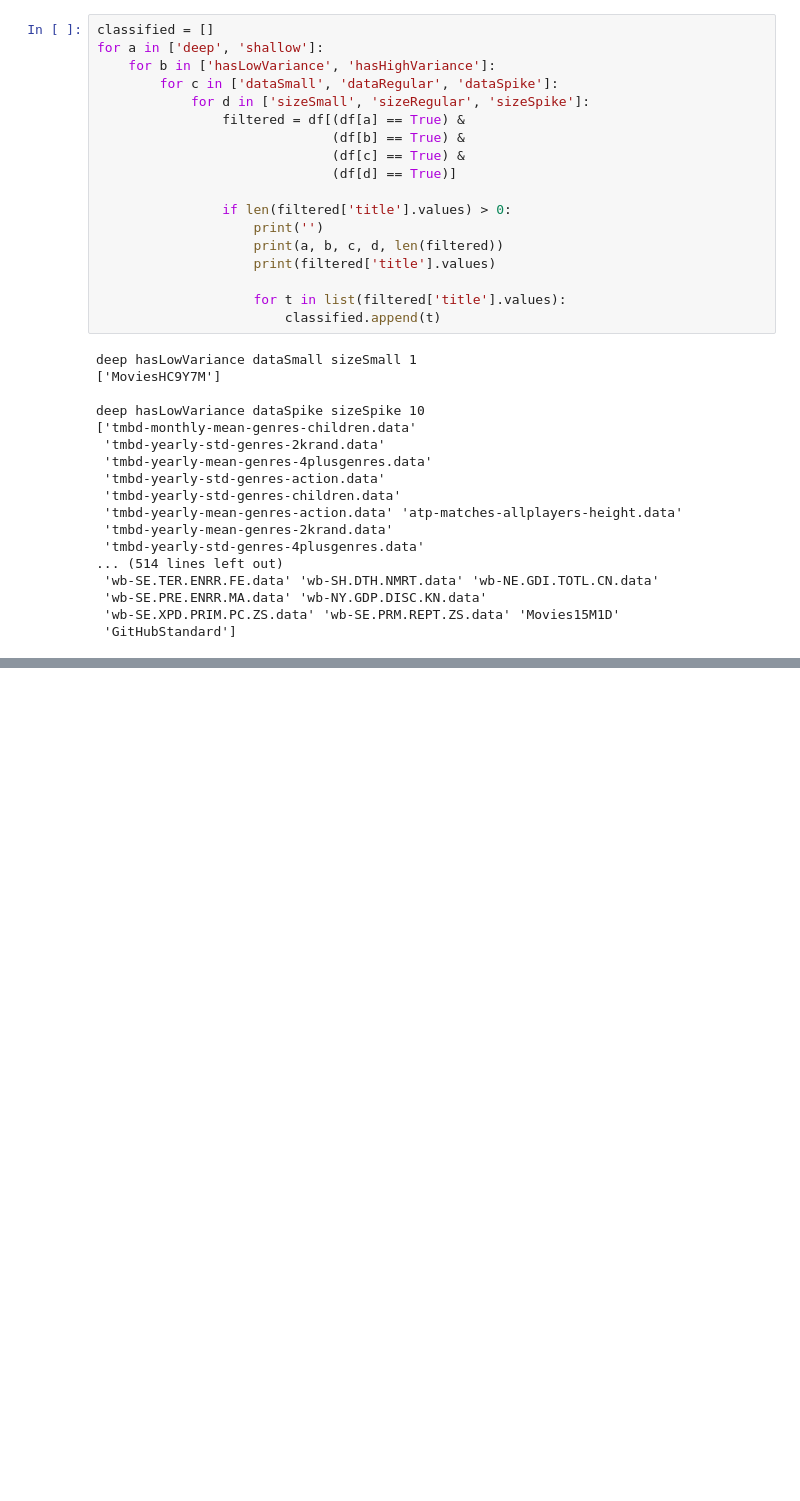
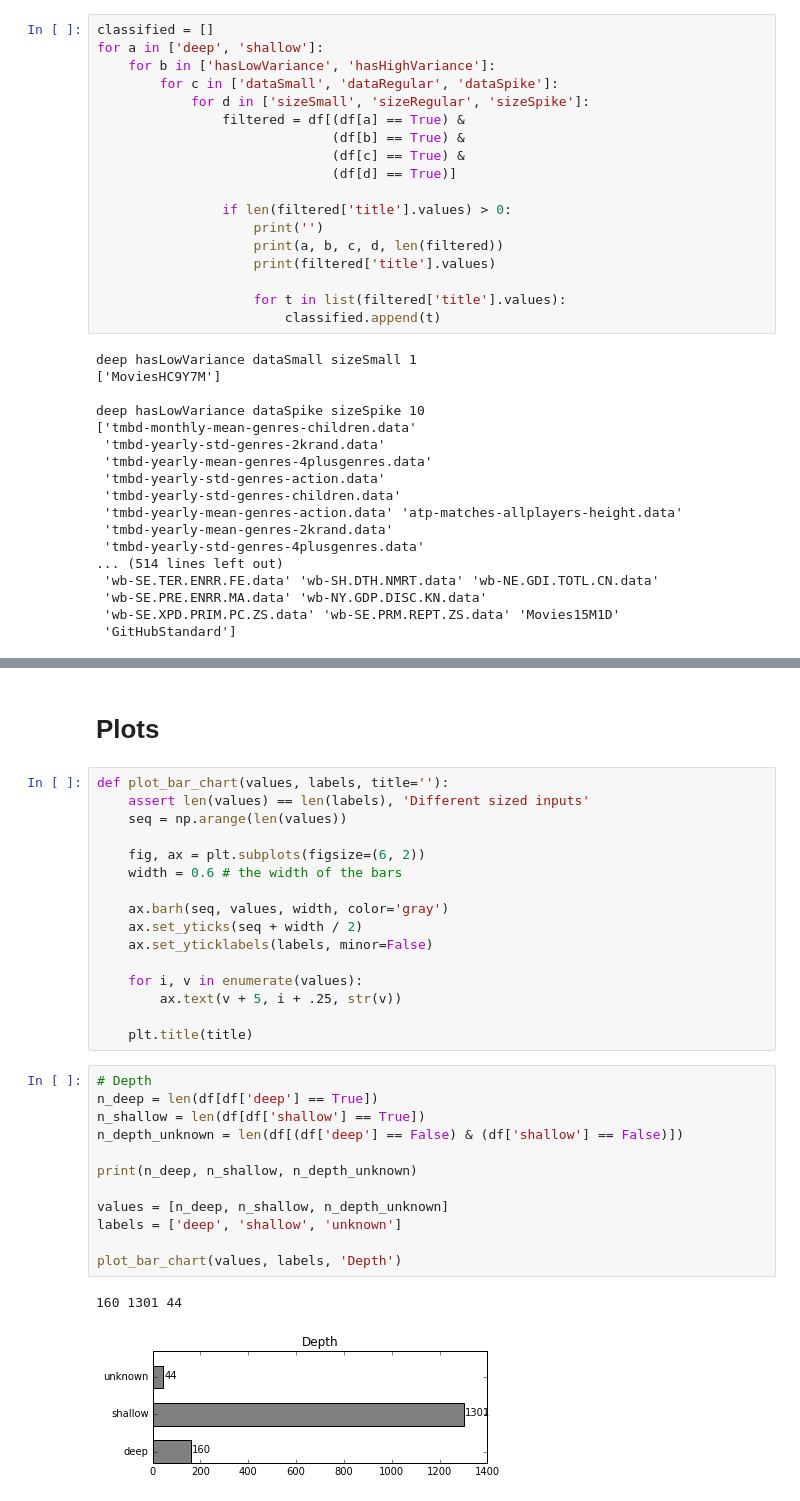
Before and after one commit to EduardoVernier/dataset-generator, a Jupyter notebook: MaxClassifierAnalysis/classification-analysis.ipynb, the cells around one changed output, grey strips where cells are left out. Cells and saved outputs as stored; diff of their text form; blank space fills up the shorter version.

```diff
--- a/MaxClassifierAnalysis/classification-analysis.ipynb
+++ b/MaxClassifierAnalysis/classification-analysis.ipynb
@@ -122,0 +127,33 @@ print(pd.Series(list(set(df['title'].tolist()) - set(classified))).values)  # Al
+# %% [markdown]
+# Plots
+# %%
+def plot_bar_chart(values, labels, title=''):
+    assert len(values) == len(labels), 'Different sized inputs'
+    seq = np.arange(len(values))
+
+    fig, ax = plt.subplots(figsize=(6, 2))
+    width = 0.6 # the width of the bars
+
+    ax.barh(seq, values, width, color='gray')
+    ax.set_yticks(seq + width / 2)
+    ax.set_yticklabels(labels, minor=False)
+
+    for i, v in enumerate(values):
+        ax.text(v + 5, i + .25, str(v))
+
+    plt.title(title)
+# %%
+# Depth
+n_deep = len(df[df['deep'] == True])
+n_shallow = len(df[df['shallow'] == True])
+n_depth_unknown = len(df[(df['deep'] == False) & (df['shallow'] == False)])
+
+print(n_deep, n_shallow, n_depth_unknown)
+
+values = [n_deep, n_shallow, n_depth_unknown]
+labels = ['deep', 'shallow', 'unknown']
+
+plot_bar_chart(values, labels, 'Depth')
+# %% [output]
+160 1301 44
+[figure, added]
```
Also changed, not shown: parts of 8 cells of this notebook, 2 other files.
